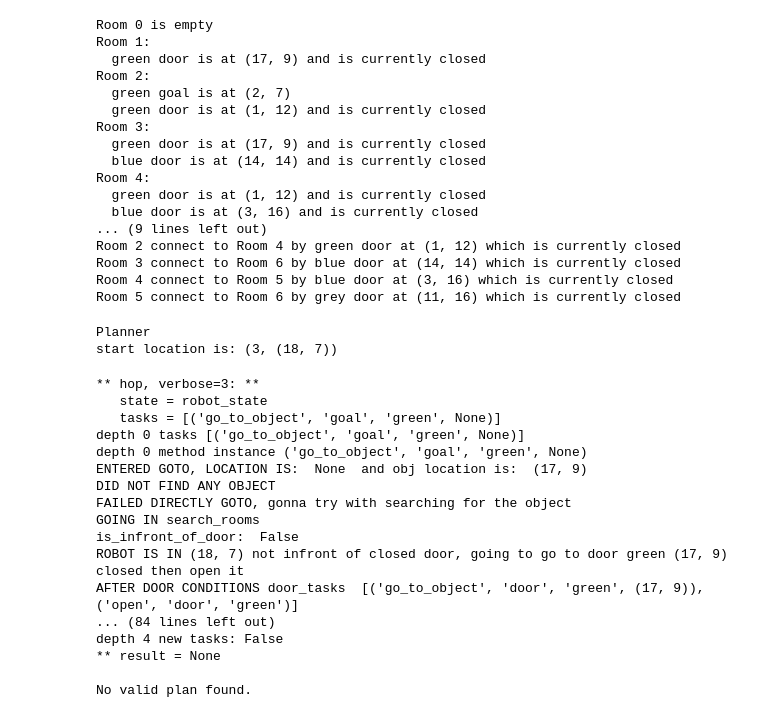
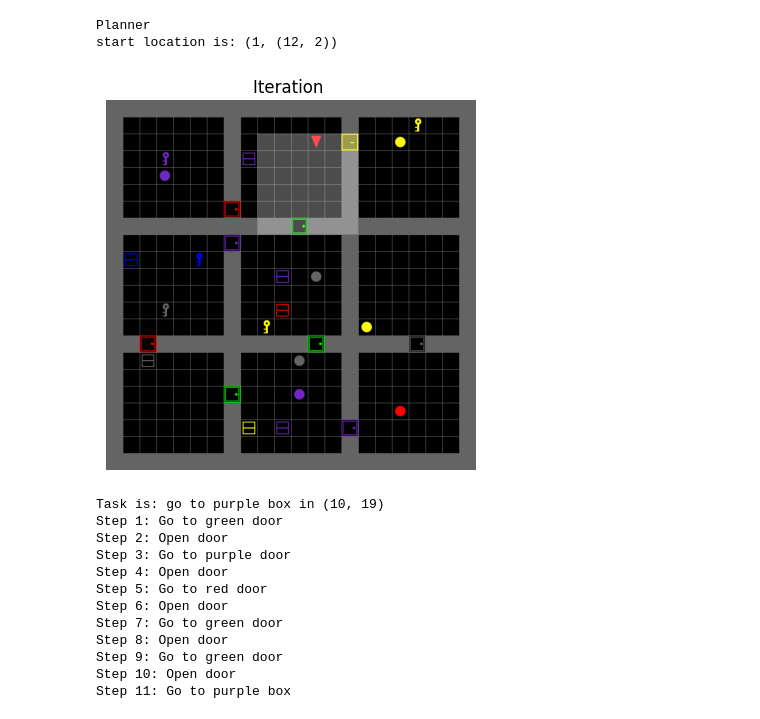
Before and after one commit to mike1simon300/Baby-AI-S2-S1-VLA, a Jupyter notebook: test_task_planning.ipynb, the cells around one changed output. Drawn from its saved outputs; the diff is of its cells as text; code cells hidden in the pictures.

Commit message:
Test task planning to object location

```diff
--- a/test_task_planning.ipynb
+++ b/test_task_planning.ipynb
@@ -82,25 +84,7 @@ Room 5 connect to Room 6 by grey door at (11, 16) which is currently closed
 # knowledge_base.KB['connections'][0]
 # print(knowledge_base.KB['connections'][0][2]['state'])
 
-print(knowledge_base)
+# print(knowledge_base)
-# %% [output]
-Room 0 is empty
-Room 1:
-  green door is at (17, 9) and is currently closed
-Room 2:
-  green goal is at (2, 7)
-  green door is at (1, 12) and is currently closed
-Room 3:
-  green door is at (17, 9) and is currently closed
-  blue door is at (14, 14) and is currently closed
-Room 4:
-  green door is at (1, 12) and is currently closed
-  blue door is at (3, 16) and is currently closed
-... (9 lines left out)
-Room 2 connect to Room 4 by green door at (1, 12) which is currently closed
-Room 3 connect to Room 6 by blue door at (14, 14) which is currently closed
-Room 4 connect to Room 5 by blue door at (3, 16) which is currently closed
-Room 5 connect to Room 6 by grey door at (11, 16) which is currently closed
 # %%
 %reload_ext autoreload
 %autoreload 2
@@ -113,41 +97,39 @@ start_location = int(robot_direction), tuple((int(robot_position[0]), int(robot_
 
 print(f"start location is: {start_location}")
 
-planner = RobotPlanner(knowledge_base, start_location=start_location, verbose=3)
+planner = RobotPlanner(knowledge_base, start_location=start_location, verbose=0)
 # %% [output]
 Planner
-start location is: (3, (18, 7))
+start location is: (1, (12, 2))
 # %%
 # plan = planner.plan_go_to('red', 'door')
-# plan = planner.plan_go_to('green', 'door')
+# plan = planner.plan_go_to('green', 'key')
 # plan = planner.plan_go_to('yellow', 'key')
 # plan = planner.plan_go_to('blue', 'box')
-plan = planner.plan_go_to('green', 'goal')
+# plan = planner.plan_go_to('green', 'goal')
+plan = planner.plan_go_to('purple', 'box', (10, 19))
 # print(plan)
 if plan:
     fig, ax = plt.subplots()
     render_env(env, ax, 2)
+    print("Task is: go to purple box in (10, 19)")
     print(planner)
 else:
     print("No valid plan found.")
 # %% [output]
+[figure, added]
-** hop, verbose=3: **
-   state = robot_state
-   tasks = [('go_to_object', 'goal', 'green', None)]
-depth 0 tasks [('go_to_object', 'goal', 'green', None)]
-depth 0 method instance ('go_to_object', 'goal', 'green', None)
-ENTERED GOTO, LOCATION IS:  None  and obj location is:  (17, 9)
-DID NOT FIND ANY OBJECT
-FAILED DIRECTLY GOTO, gonna try with searching for the object
-GOING IN search_rooms
-is_infront_of_door:  False
-ROBOT IS IN (18, 7) not infront of closed door, going to go to door green (17, 9) closed then open it
-AFTER DOOR CONDITIONS door_tasks  [('go_to_object', 'door', 'green', (17, 9)), ('open', 'door', 'green')]
-... (84 lines left out)
-depth 4 new tasks: False
-** result = None
-
-No valid plan found.
+Task is: go to purple box in (10, 19)
+Step 1: Go to green door
+Step 2: Open door
+Step 3: Go to purple door
+Step 4: Open door
+Step 5: Go to red door
+Step 6: Open door
+Step 7: Go to green door
+Step 8: Open door
+Step 9: Go to green door
+Step 10: Open door
+Step 11: Go to purple box
 # %%
 # plan = planner.plan_pick_up('yellow', 'key')
 # if plan:
```
Also changed, not shown: parts of 1 cell of this notebook, 2 other files.
